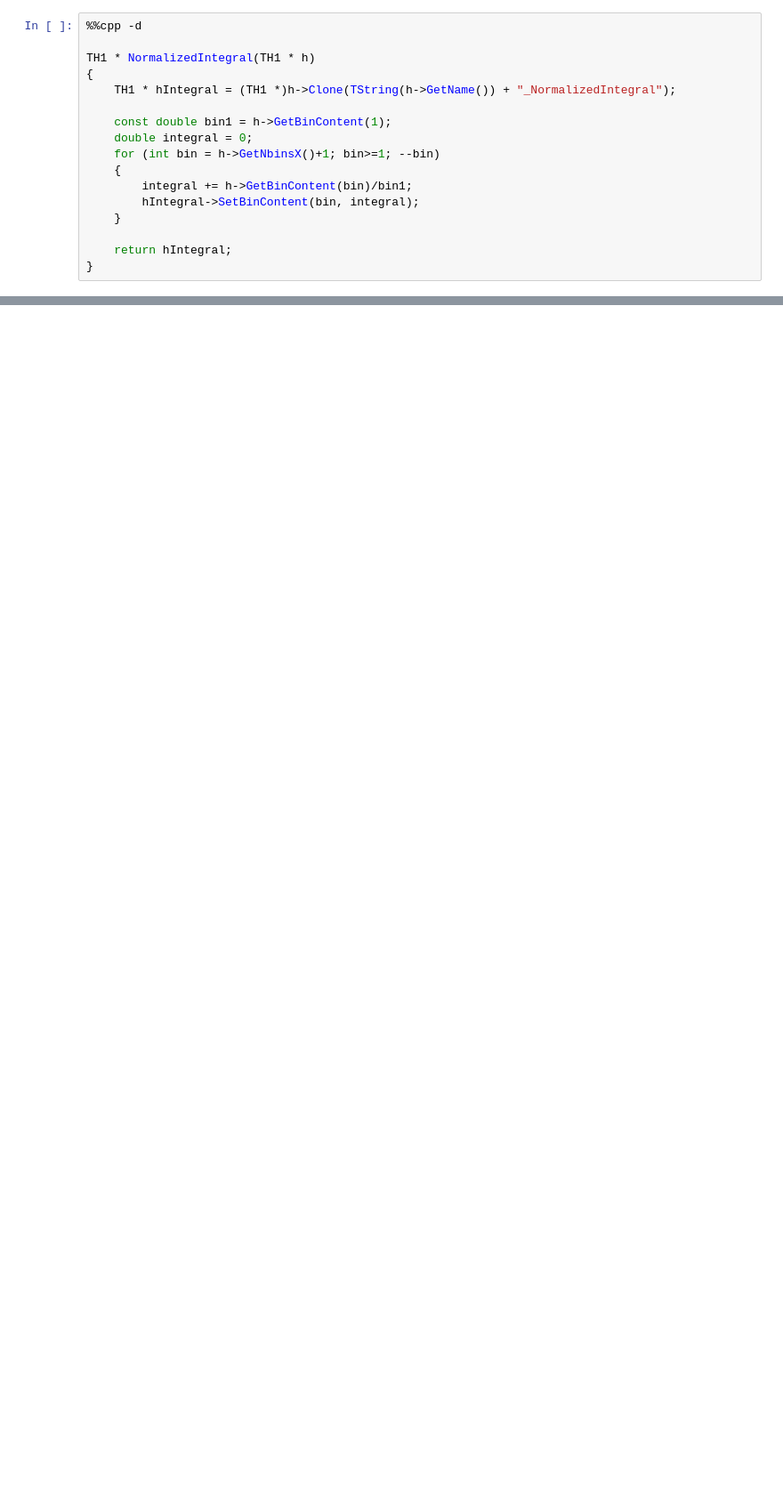
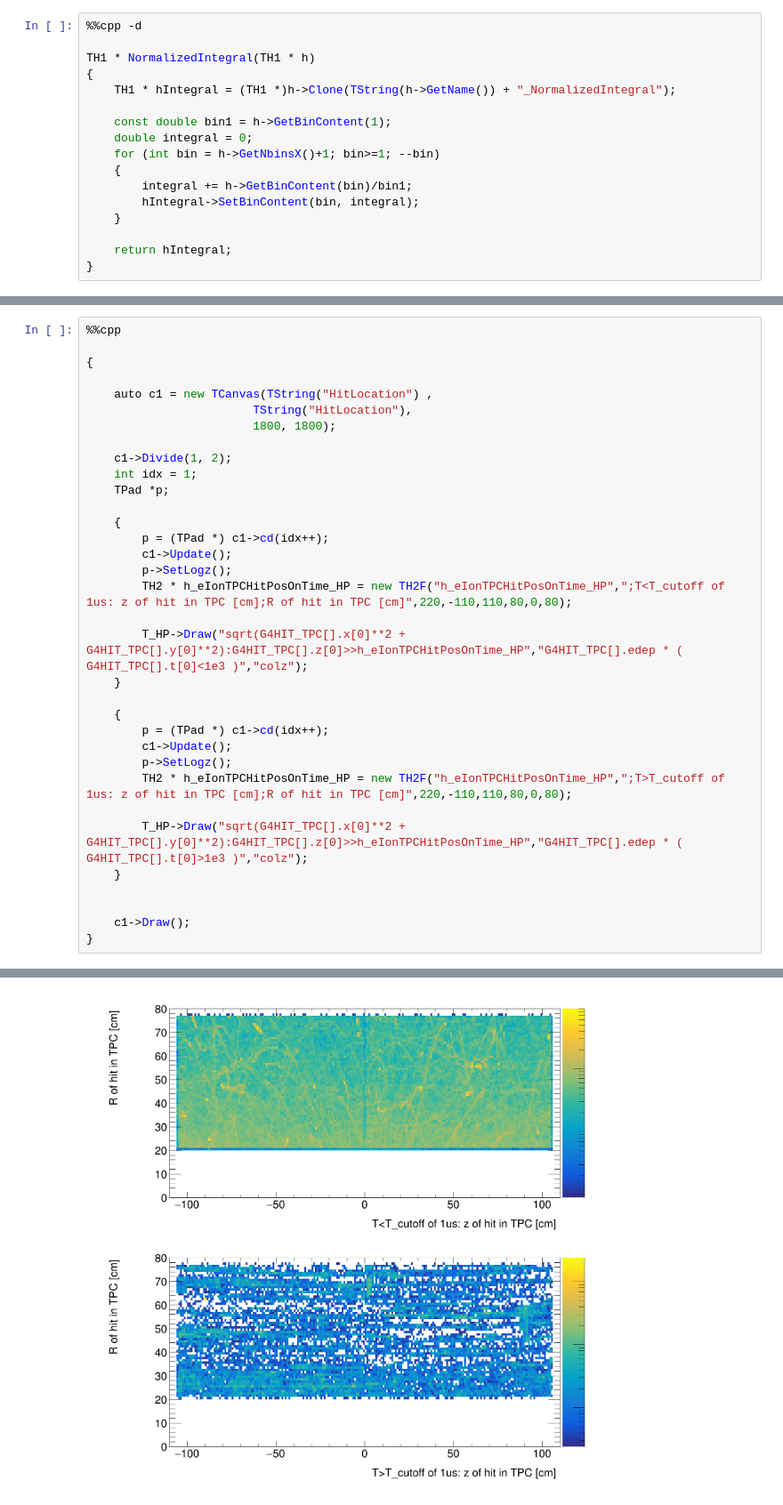
Before and after one commit to blackcathj/macros, a Jupyter notebook: detectors/sPHENIX/Plot.ipynb, the cells around one changed output, grey strips where cells are left out. Shown: that part at 89% size. Drawn from its saved outputs; the diff is of its cells as text; blank space fills up the shorter version.

```diff
--- a/detectors/sPHENIX/Plot.ipynb
+++ b/detectors/sPHENIX/Plot.ipynb
@@ -201,0 +233,35 @@ Warning in <TCanvas::Constructor>: Deleting canvas with same name: TimeIntegral
+# %%
+%%cpp
+
+{
+
+    auto c1 = new TCanvas(TString("HitLocation") ,
+                        TString("HitLocation"),
+                        1800, 1800);
+
+    c1->Divide(1, 2);
+    int idx = 1;
+    TPad *p;
+
+    {
+        p = (TPad *) c1->cd(idx++);
+        c1->Update();
+        p->SetLogz();
+        TH2 * h_eIonTPCHitPosOnTime_HP = new TH2F("h_eIonTPCHitPosOnTime_HP",";T<T_cutoff of 1us: z of hit in TPC [cm];R of hit in TPC [cm]",220,-110,110,80,0,80);
+
+        T_HP->Draw("sqrt(G4HIT_TPC[].x[0]**2 + G4HIT_TPC[].y[0]**2):G4HIT_TPC[].z[0]>>h_eIonTPCHitPosOnTime_HP","G4HIT_TPC[].edep * ( G4HIT_TPC[].t[0]<1e3 )","colz");
+    }
+
+    {
+        p = (TPad *) c1->cd(idx++);
+        c1->Update();
+        p->SetLogz();
+        TH2 * h_eIonTPCHitPosOnTime_HP = new TH2F("h_eIonTPCHitPosOnTime_HP",";T>T_cutoff of 1us: z of hit in TPC [cm];R of hit in TPC [cm]",220,-110,110,80,0,80);
+
+        T_HP->Draw("sqrt(G4HIT_TPC[].x[0]**2 + G4HIT_TPC[].y[0]**2):G4HIT_TPC[].z[0]>>h_eIonTPCHitPosOnTime_HP","G4HIT_TPC[].edep * ( G4HIT_TPC[].t[0]>1e3 )","colz");
+    }
+
+
+    c1->Draw();
+}
+# %% [output]
@@ -202,3 +271,4 @@ Warning in <TCanvas::Constructor>: Deleting canvas with same name: TimeIntegral
+[figure, added]
 # %%
 %%cpp
 T_pi->Show(2);
```
Also changed, not shown: parts of 14 cells of this notebook.
